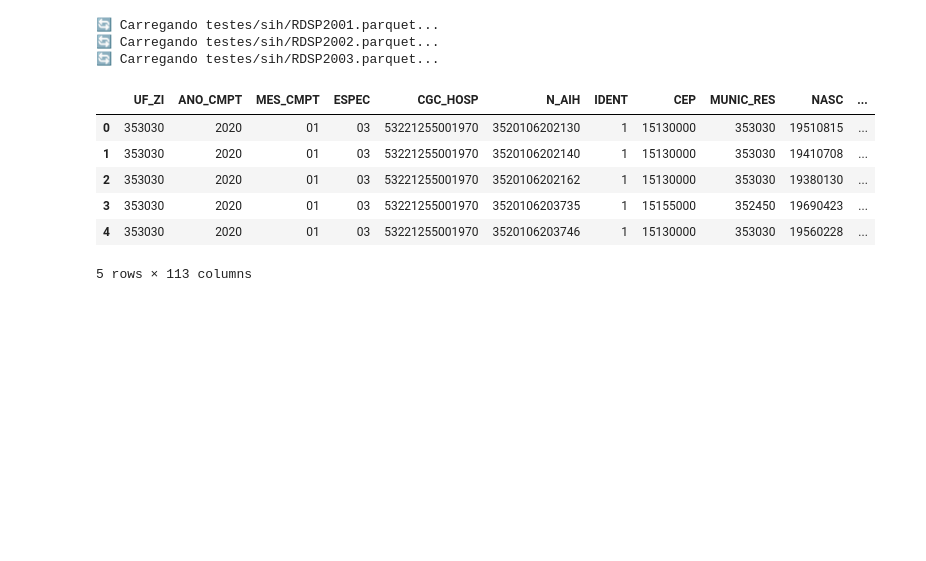
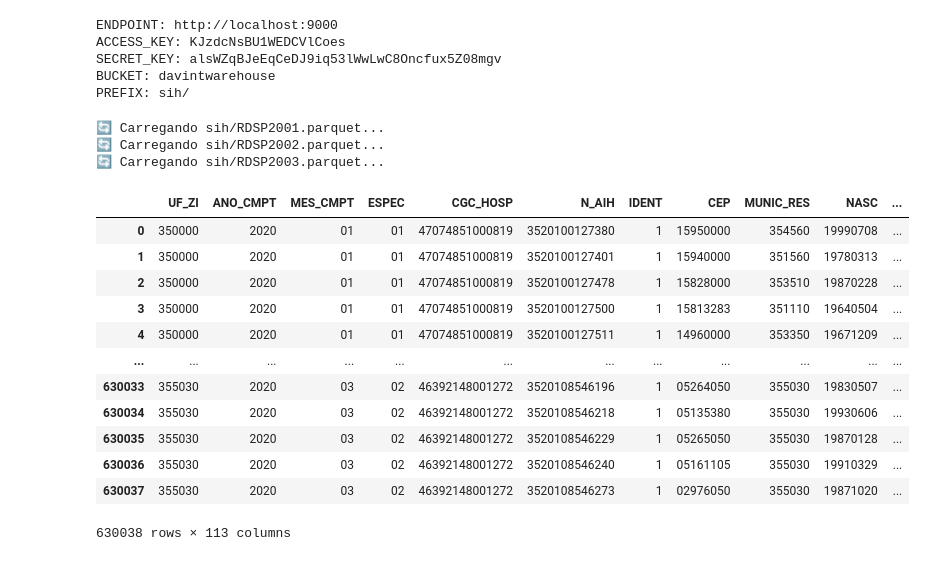
Before and after one commit to MaiconKevyn/datawarehouse-minio-duckdb, a Jupyter notebook: scripts/test_pysus.ipynb, the cells around one changed output. Cells and saved outputs as stored; diff of their text form; code cells hidden in the pictures; blank space fills up the shorter version.

```diff
--- a/scripts/test_pysus.ipynb
+++ b/scripts/test_pysus.ipynb
@@ -44,22 +46,47 @@ Total de registros: 630038
 # %%
 import os, sys
+from dotenv import load_dotenv
+import pandas as pd
+import os
+import boto3
+from botocore.client import Config
 
-sys.path.insert(0, os.path.join(os.getcwd(), "scripts"))
-
-from minio_loader import load_sih_dataframe
+env_path = os.path.join(os.getcwd(), os.pardir, ".env")
+load_dotenv(dotenv_path=env_path, override=True)
 
 os.environ["MINIO_ENDPOINT"] = "http://localhost:9000"
+
+
+print("ENDPOINT:", os.getenv("MINIO_ENDPOINT"))
+print("ACCESS_KEY:", os.getenv("MINIO_ACCESS_KEY"))
+print("SECRET_KEY:", os.getenv("MINIO_SECRET_KEY"))
+print("BUCKET:", os.getenv("MINIO_BUCKET"))
+print("PREFIX:", os.getenv("MINIO_S3_PREFIX"))
+# %% [output]
+ENDPOINT: http://localhost:9000
+ACCESS_KEY: KJzdcNsBU1WEDCVlCoes
+SECRET_KEY: alsWZqBJeEqCeDJ9iq53lWwLwC8Oncfux5Z08mgv
+BUCKET: davintwarehouse
+PREFIX: sih/
 # %%
+from minio_loader import load_sih_dataframe
+
 df = load_sih_dataframe()
-df.head()
+df
 # %% [output]
-🔄 Carregando testes/sih/RDSP2001.parquet...
-🔄 Carregando testes/sih/RDSP2002.parquet...
-🔄 Carregando testes/sih/RDSP2003.parquet...
+🔄 Carregando sih/RDSP2001.parquet...
+🔄 Carregando sih/RDSP2002.parquet...
+🔄 Carregando sih/RDSP2003.parquet...
 |  | UF_ZI | ANO_CMPT | MES_CMPT | ESPEC | CGC_HOSP | N_AIH | IDENT | CEP | MUNIC_RES | NASC | ... |
-| 0 | 353030 | 2020 | 01 | 03 | 53221255001970 | 3520106202130 | 1 | 15130000 | 353030 | 19510815 | ... |
-| 1 | 353030 | 2020 | 01 | 03 | 53221255001970 | 3520106202140 | 1 | 15130000 | 353030 | 19410708 | ... |
-| 2 | 353030 | 2020 | 01 | 03 | 53221255001970 | 3520106202162 | 1 | 15130000 | 353030 | 19380130 | ... |
-| 3 | 353030 | 2020 | 01 | 03 | 53221255001970 | 3520106203735 | 1 | 15155000 | 352450 | 19690423 | ... |
-| 4 | 353030 | 2020 | 01 | 03 | 53221255001970 | 3520106203746 | 1 | 15130000 | 353030 | 19560228 | ... |
+| 0 | 350000 | 2020 | 01 | 01 | 47074851000819 | 3520100127380 | 1 | 15950000 | 354560 | 19990708 | ... |
+| 1 | 350000 | 2020 | 01 | 01 | 47074851000819 | 3520100127401 | 1 | 15940000 | 351560 | 19780313 | ... |
+| 2 | 350000 | 2020 | 01 | 01 | 47074851000819 | 3520100127478 | 1 | 15828000 | 353510 | 19870228 | ... |
+| 3 | 350000 | 2020 | 01 | 01 | 47074851000819 | 3520100127500 | 1 | 15813283 | 351110 | 19640504 | ... |
+| 4 | 350000 | 2020 | 01 | 01 | 47074851000819 | 3520100127511 | 1 | 14960000 | 353350 | 19671209 | ... |
+| ... | ... | ... | ... | ... | ... | ... | ... | ... | ... | ... | ... |
+| 630033 | 355030 | 2020 | 03 | 02 | 46392148001272 | 3520108546196 | 1 | 05264050 | 355030 | 19830507 | ... |
+| 630034 | 355030 | 2020 | 03 | 02 | 46392148001272 | 3520108546218 | 1 | 05135380 | 355030 | 19930606 | ... |
+| 630035 | 355030 | 2020 | 03 | 02 | 46392148001272 | 3520108546229 | 1 | 05265050 | 355030 | 19870128 | ... |
+| 630036 | 355030 | 2020 | 03 | 02 | 46392148001272 | 3520108546240 | 1 | 05161105 | 355030 | 19910329 | ... |
+| 630037 | 355030 | 2020 | 03 | 02 | 46392148001272 | 3520108546273 | 1 | 02976050 | 355030 | 19871020 | ... |
-5 rows × 113 columns
+630038 rows × 113 columns
```
Also changed, not shown: parts of 8 cells of this notebook, 8 other files.
